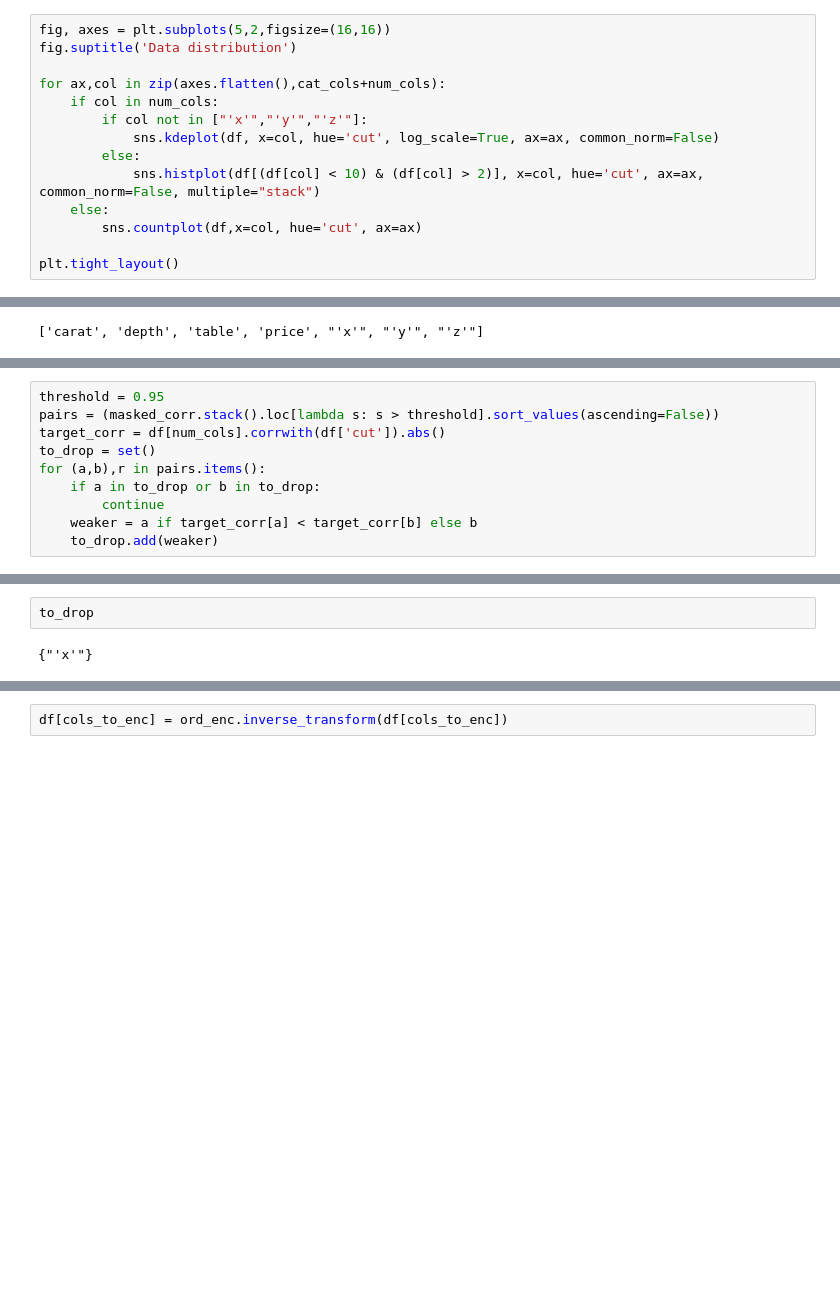
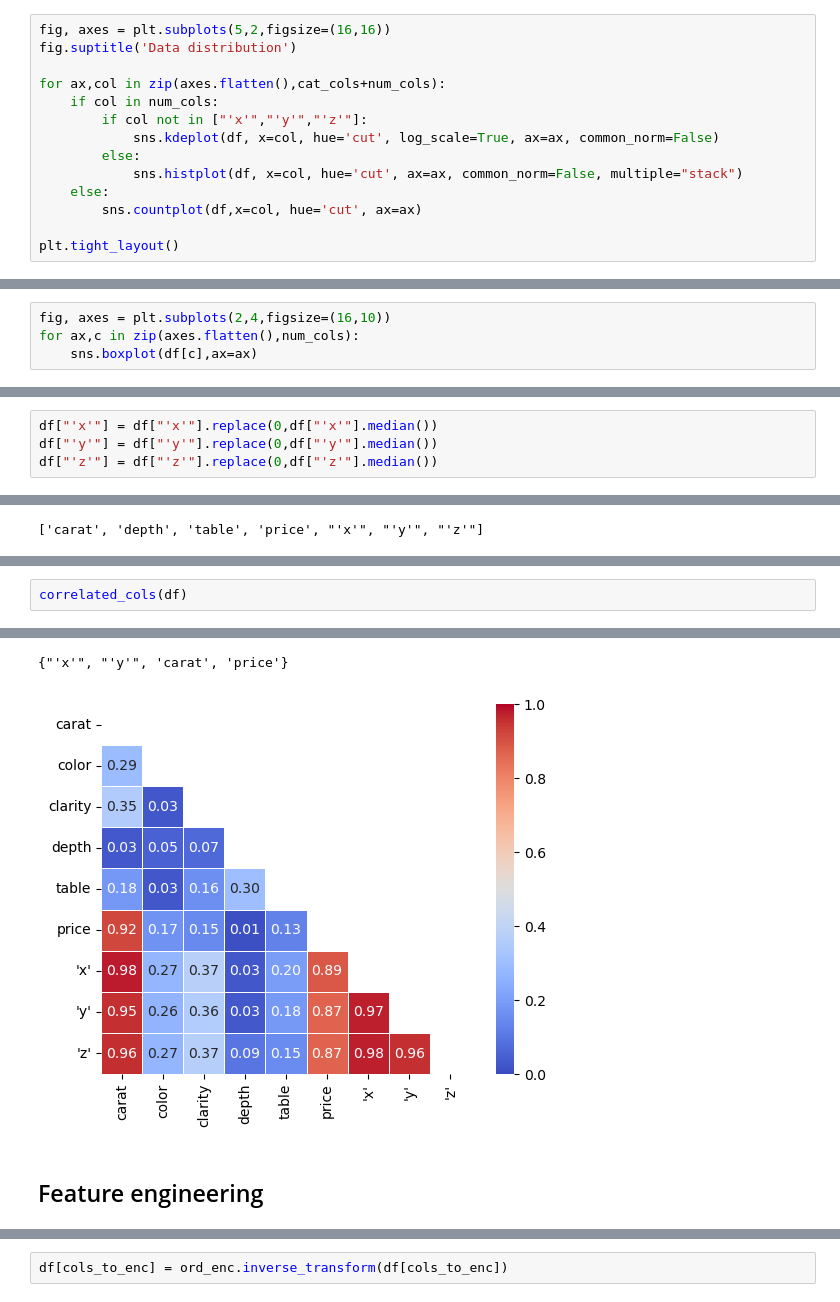
Before and after one commit to Sujan-13/diamond-api, a Jupyter notebook: train.ipynb, the cells around one changed output, grey strips where cells are left out. Saved outputs shown, nothing was run; the diff lists cells and outputs as text; blank space fills up the shorter version.

```diff
--- a/train.ipynb
+++ b/train.ipynb
@@ -142,7 +202,7 @@ for ax,col in zip(axes.flatten(),cat_cols+num_cols):
         if col not in ["'x'","'y'","'z'"]:
             sns.kdeplot(df, x=col, hue='cut', log_scale=True, ax=ax, common_norm=False)
         else:
-            sns.histplot(df[(df[col] < 10) & (df[col] > 2)], x=col, hue='cut', ax=ax, common_norm=False, multiple="stack")
+            sns.histplot(df, x=col, hue='cut', ax=ax, common_norm=False, multiple="stack")
     else:
         sns.countplot(df,x=col, hue='cut', ax=ax)
 
@@ -152,3 +214,7 @@ plt.tight_layout()
+# %%
+fig, axes = plt.subplots(2,4,figsize=(16,10))
+for ax,c in zip(axes.flatten(),num_cols):
+    sns.boxplot(df[c],ax=ax)
 # %% [markdown]
 ## Price per categories
 # %%
@@ -255,3 +271,7 @@ plt.tight_layout()
+# %%
+df["'x'"] = df["'x'"].replace(0,df["'x'"].median())
+df["'y'"] = df["'y'"].replace(0,df["'y'"].median())
+df["'z'"] = df["'z'"].replace(0,df["'z'"].median())
 # %% [markdown]
 # Corelation Plot
 # %%
@@ -288,10 +322,3 @@ axis_corr = sns.heatmap(
 # %%
-threshold = 0.95
-pairs = (masked_corr.stack().loc[lambda s: s > threshold].sort_values(ascending=False))
-target_corr = df[num_cols].corrwith(df['cut']).abs()
-to_drop = set()
-for (a,b),r in pairs.items():
-    if a in to_drop or b in to_drop:
-        continue
-    weaker = a if target_corr[a] < target_corr[b] else b
-    to_drop.add(weaker)
+correlated_cols(df)
+# %% [output]
@@ -298,4 +335,4 @@ for (a,b),r in pairs.items():
+{"'x'", "'y'", 'carat', 'price'}
+[figure, added]
-# %%
-to_drop
-# %% [output]
-{"'x'"}
+# %% [markdown]
+## Feature engineering
```
Also changed, not shown: parts of 76 cells of this notebook, 11 other files.
